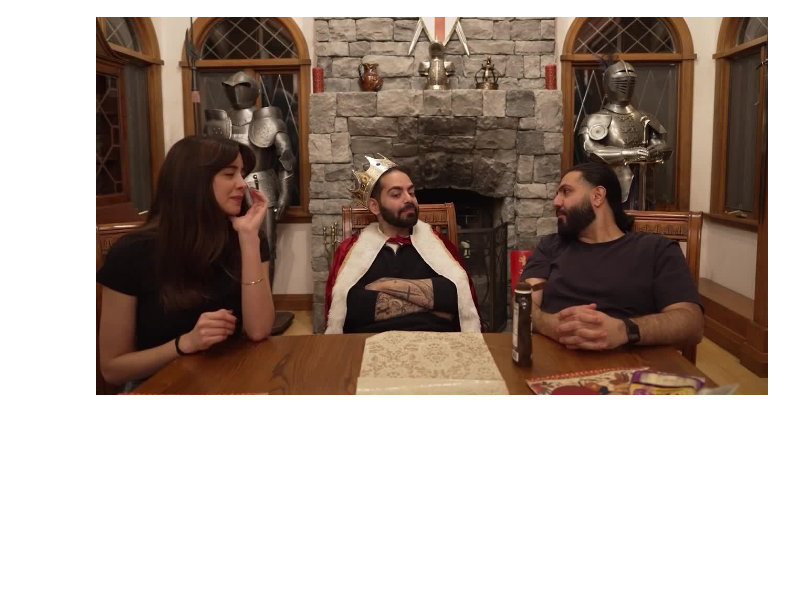
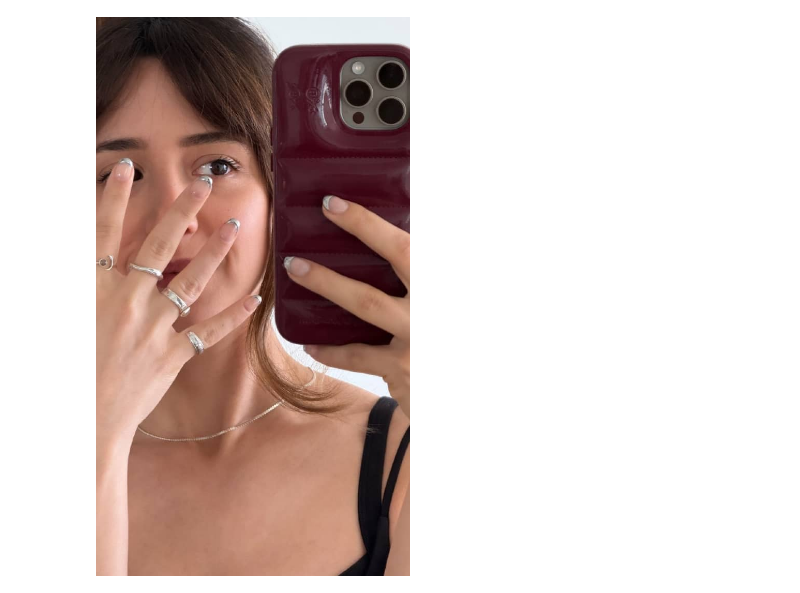
Before and after one commit to foolfuu/image_to_paint, a Jupyter notebook: image2paint.ipynb, the cells around one changed output. Saved outputs shown, nothing was run; the diff lists cells and outputs as text; code cells hidden in the pictures; blank space fills up the shorter version.

Commit message:
macke paint with image

```diff
--- a/image2paint.ipynb
+++ b/image2paint.ipynb
@@ -3,10 +3,10 @@ import cv2 as cv
 from google.colab.patches import cv2_imshow
 from tqdm import tqdm
 # %%
-img = cv.imread("/content/7504368602-640x360.jpg")
+img = cv.imread("/content/WhatsApp Image 2025-09-04 at 01.13.54_60fcf94a.jpg")
 cv2_imshow(img)
 # %% [output]
-[figure, old version]
+[figure, new version]
 # %%
 def img2paint(image):
   for d in tqdm(range(len(image))):
```
Also changed, not shown: parts of 1 cell of this notebook.
